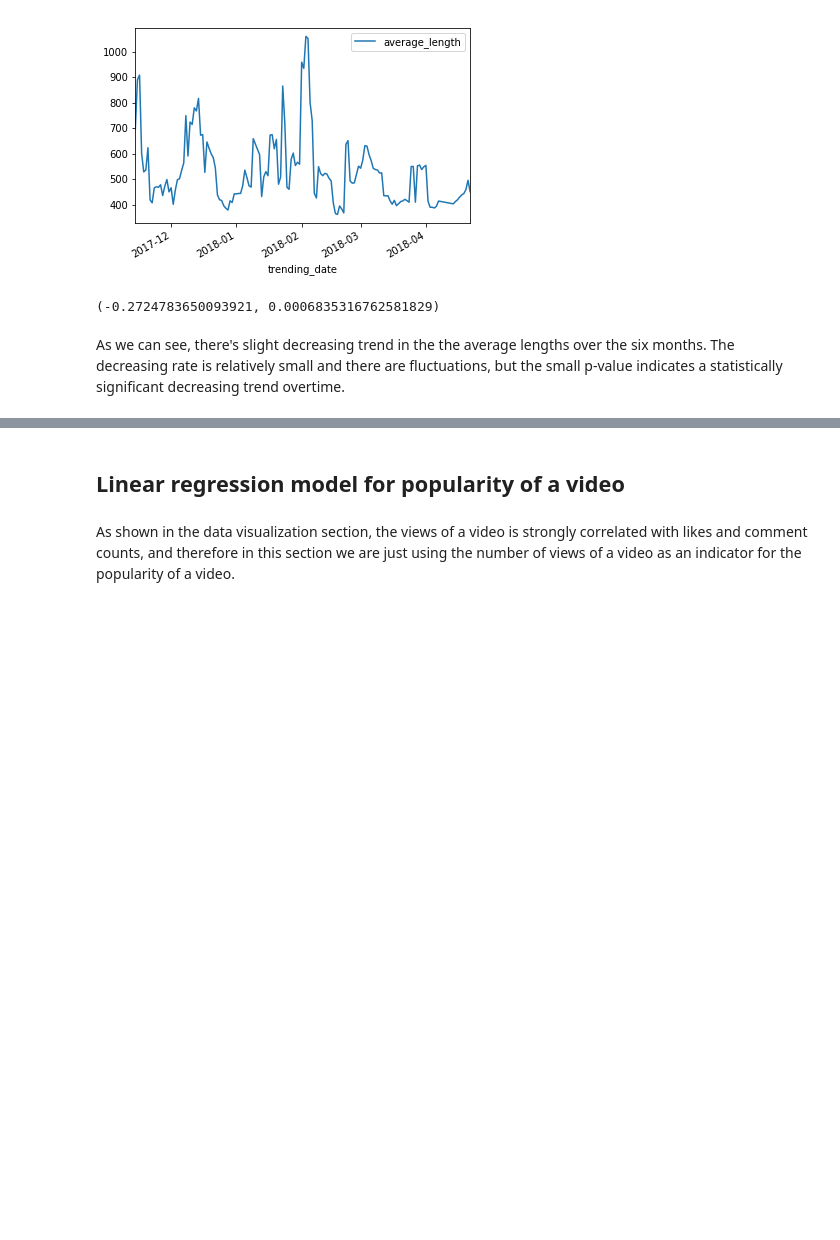
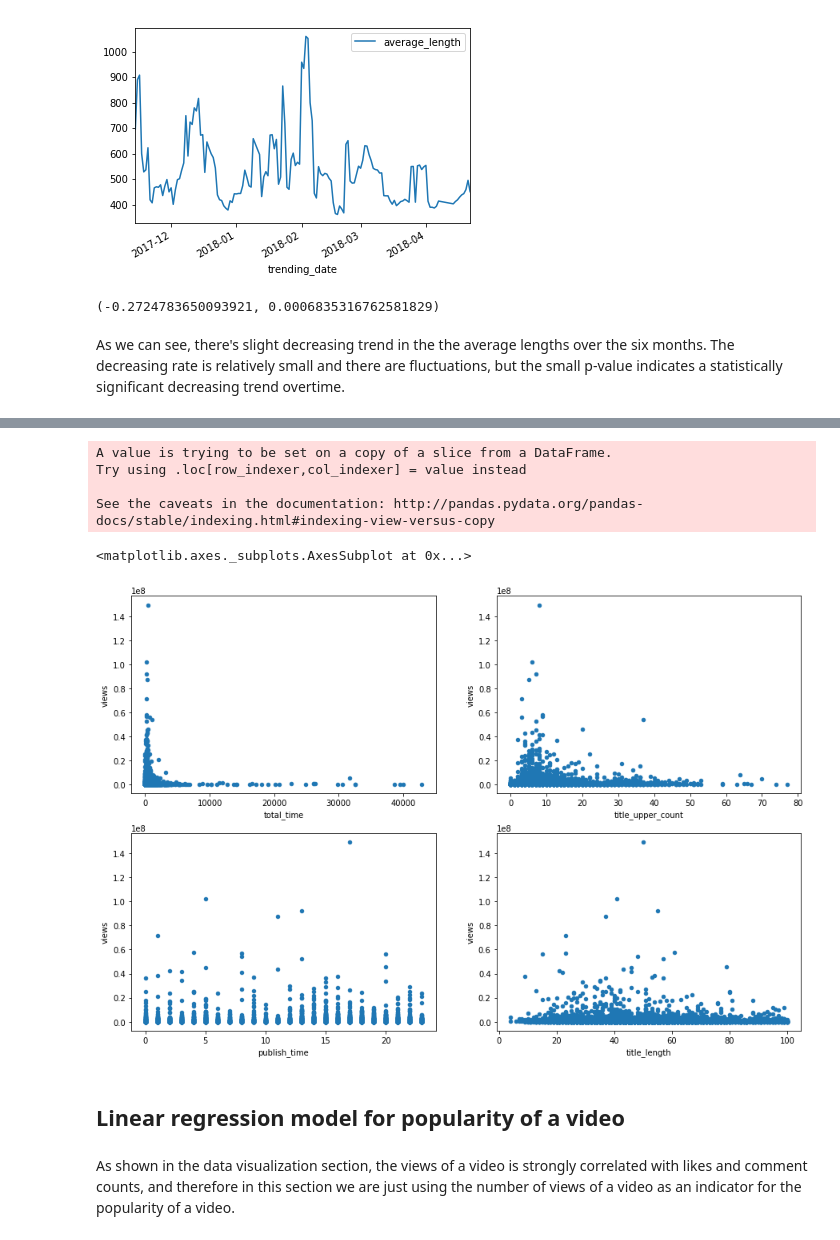
Before and after one commit to frankyyzy/Utube, a Jupyter notebook: finalproject.ipynb, the cells around one changed output, grey strips where cells are left out. Cells and saved outputs as stored; diff of their text form; code cells hidden in the pictures; blank space fills up the shorter version.

```diff
--- a/finalproject.ipynb
+++ b/finalproject.ipynb
@@ -443,3 +472,26 @@ As we can see, there's slight decreasing trend in the the average lengths over t
+# %%
+df_features=US_videos[['title', 'total_time']]
+df_features['title_upper_count'] = df_features['title'].str.findall(r'[A-Z]').str.len()
+df_features = df_features.drop(columns = 'title')
+df_features['views'] = df['views'].values
+publish_time = [int(s.split('T')[1].split(':')[0]) for s in df['publish_time'].values]
+df_features['publish_time'] = publish_time
+title_length = [len(s.replace('\t', '')) for s in df['title'].values]
+df_features['title_length'] = title_length
+# %% [output]
+A value is trying to be set on a copy of a slice from a DataFrame.
+Try using .loc[row_indexer,col_indexer] = value instead
+
+See the caveats in the documentation: http://pandas.pydata.org/pandas-docs/stable/indexing.html#indexing-view-versus-copy
+# %%
+fig, axes = plt.subplots(nrows = 2, ncols=2, figsize = (15,10))
+df_features.plot.scatter(ax=axes[0,0], x='total_time', y='views')
+df_features.plot.scatter(ax=axes[0,1], x='title_upper_count', y='views')
+df_features.plot.scatter(ax=axes[1,0], x='publish_time', y='views')
+df_features.plot.scatter(ax=axes[1,1], x='title_length', y='views')
+# %% [output]
+<matplotlib.axes._subplots.AxesSubplot at 0x...>
+[figure, added]
 # %% [markdown]
 ## Linear regression model for popularity of a video
 # %% [markdown]
```
Also changed, not shown: parts of 17 cells of this notebook.
